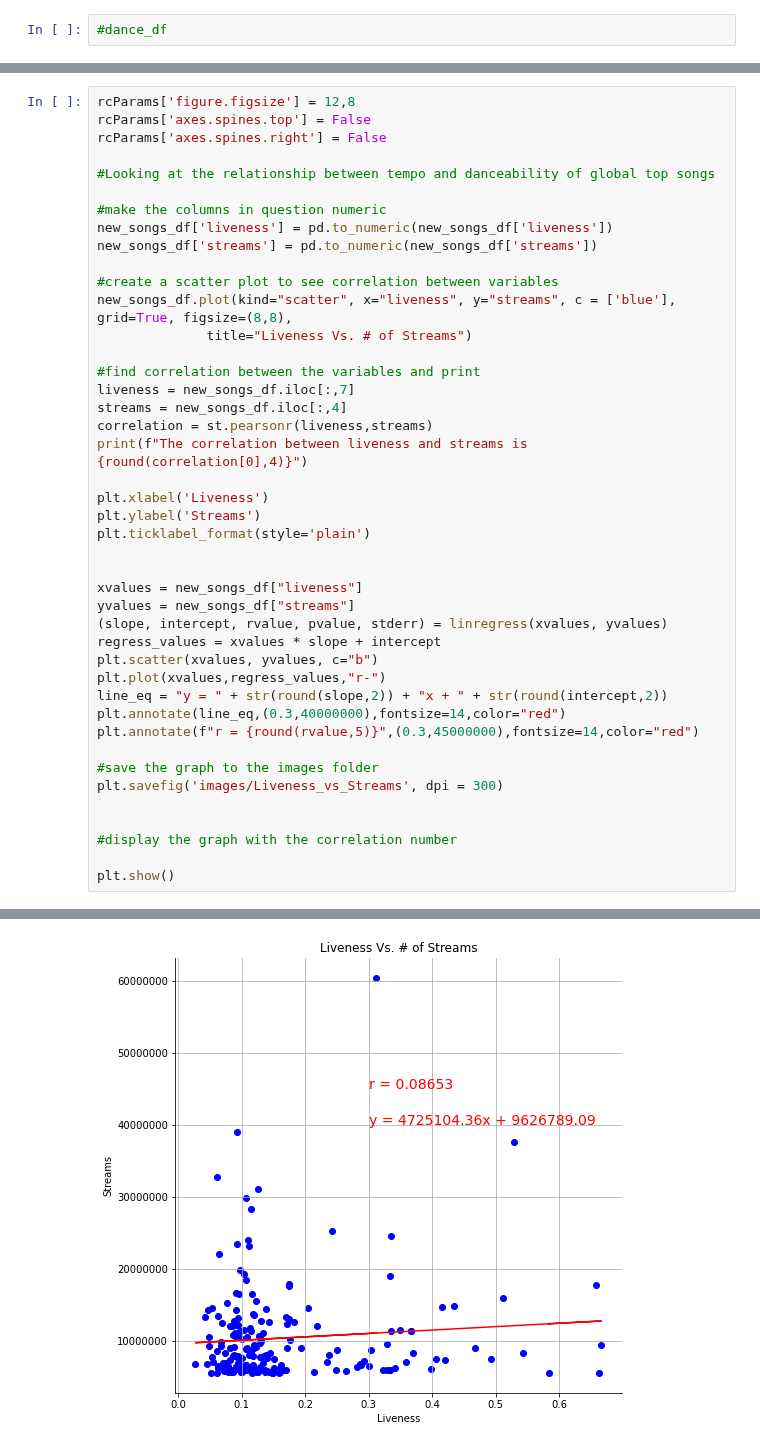
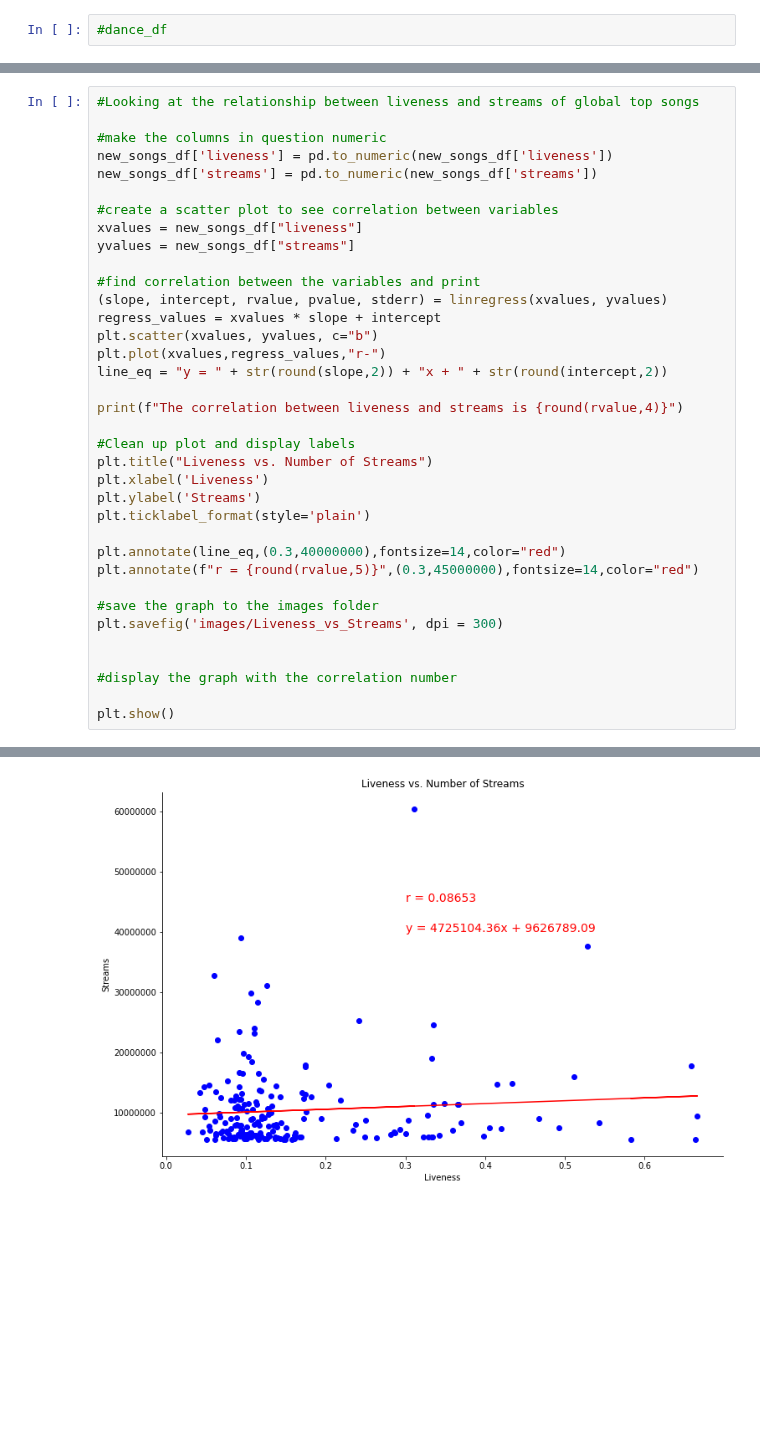
Before and after one commit to mbruns13/project_1_spotify, a Jupyter notebook: maite_danceability_energy.ipynb, the cells around one changed output, grey strips where cells are left out. Saved outputs shown, nothing was run; the diff lists cells and outputs as text; blank space fills up the shorter version.

```diff
--- a/maite_danceability_energy.ipynb
+++ b/maite_danceability_energy.ipynb
@@ -299,47 +294,40 @@ The correlation between energy and streams is 0.01
 # %%
-rcParams['figure.figsize'] = 12,8
-rcParams['axes.spines.top'] = False
-rcParams['axes.spines.right'] = False
-
-#Looking at the relationship between tempo and danceability of global top songs
+#Looking at the relationship between liveness and streams of global top songs
 
 #make the columns in question numeric
 new_songs_df['liveness'] = pd.to_numeric(new_songs_df['liveness'])
 new_songs_df['streams'] = pd.to_numeric(new_songs_df['streams'])
 
 #create a scatter plot to see correlation between variables
-new_songs_df.plot(kind="scatter", x="liveness", y="streams", c = ['blue'], grid=True, figsize=(8,8),
-              title="Liveness Vs. # of Streams")
+xvalues = new_songs_df["liveness"]
+yvalues = new_songs_df["streams"]
 
 #find correlation between the variables and print
-liveness = new_songs_df.iloc[:,7]
-streams = new_songs_df.iloc[:,4]
-correlation = st.pearsonr(liveness,streams)
-print(f"The correlation between liveness and streams is {round(correlation[0],4)}")
-
-plt.xlabel('Liveness')
-plt.ylabel('Streams')
-plt.ticklabel_format(style='plain')
-
-
-xvalues = new_songs_df["liveness"]
-yvalues = new_songs_df["streams"]
 (slope, intercept, rvalue, pvalue, stderr) = linregress(xvalues, yvalues)
 regress_values = xvalues * slope + intercept
 plt.scatter(xvalues, yvalues, c="b")
 plt.plot(xvalues,regress_values,"r-")
 line_eq = "y = " + str(round(slope,2)) + "x + " + str(round(intercept,2))
+
+print(f"The correlation between liveness and streams is {round(rvalue,4)}")
+
+#Clean up plot and display labels
+plt.title("Liveness vs. Number of Streams")
+plt.xlabel('Liveness')
+plt.ylabel('Streams')
+plt.ticklabel_format(style='plain')
+
 plt.annotate(line_eq,(0.3,40000000),fontsize=14,color="red")
 plt.annotate(f"r = {round(rvalue,5)}",(0.3,45000000),fontsize=14,color="red")
 
 #save the graph to the images folder
 plt.savefig('images/Liveness_vs_Streams', dpi = 300)
 
 
 #display the graph with the correlation number
 
 plt.show()
 # %% [output]
 The correlation between liveness and streams is 0.0865
-[figure, old version]
+[figure, new version]
 # %%
```
Also changed, not shown: parts of 21 cells of this notebook, 3 other files.
